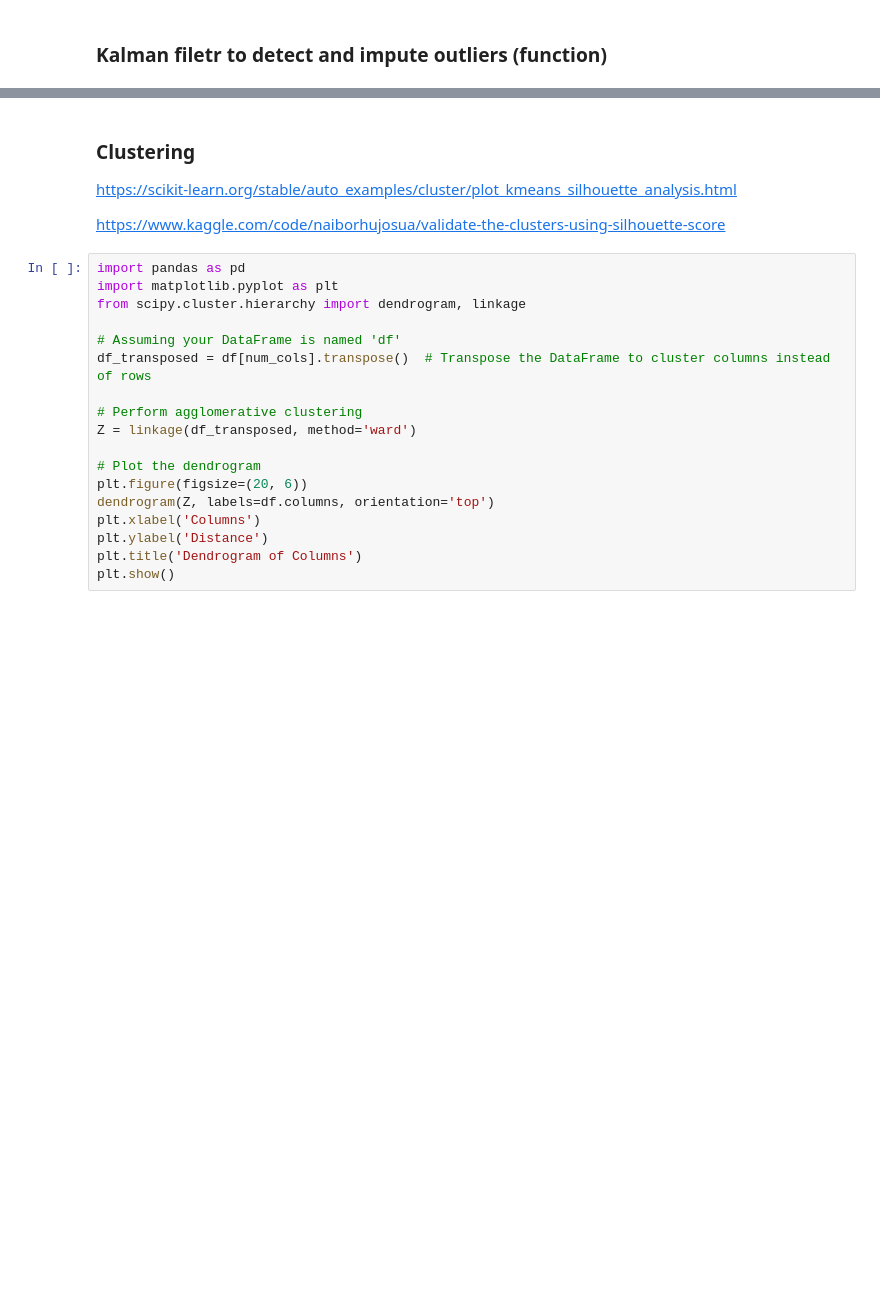
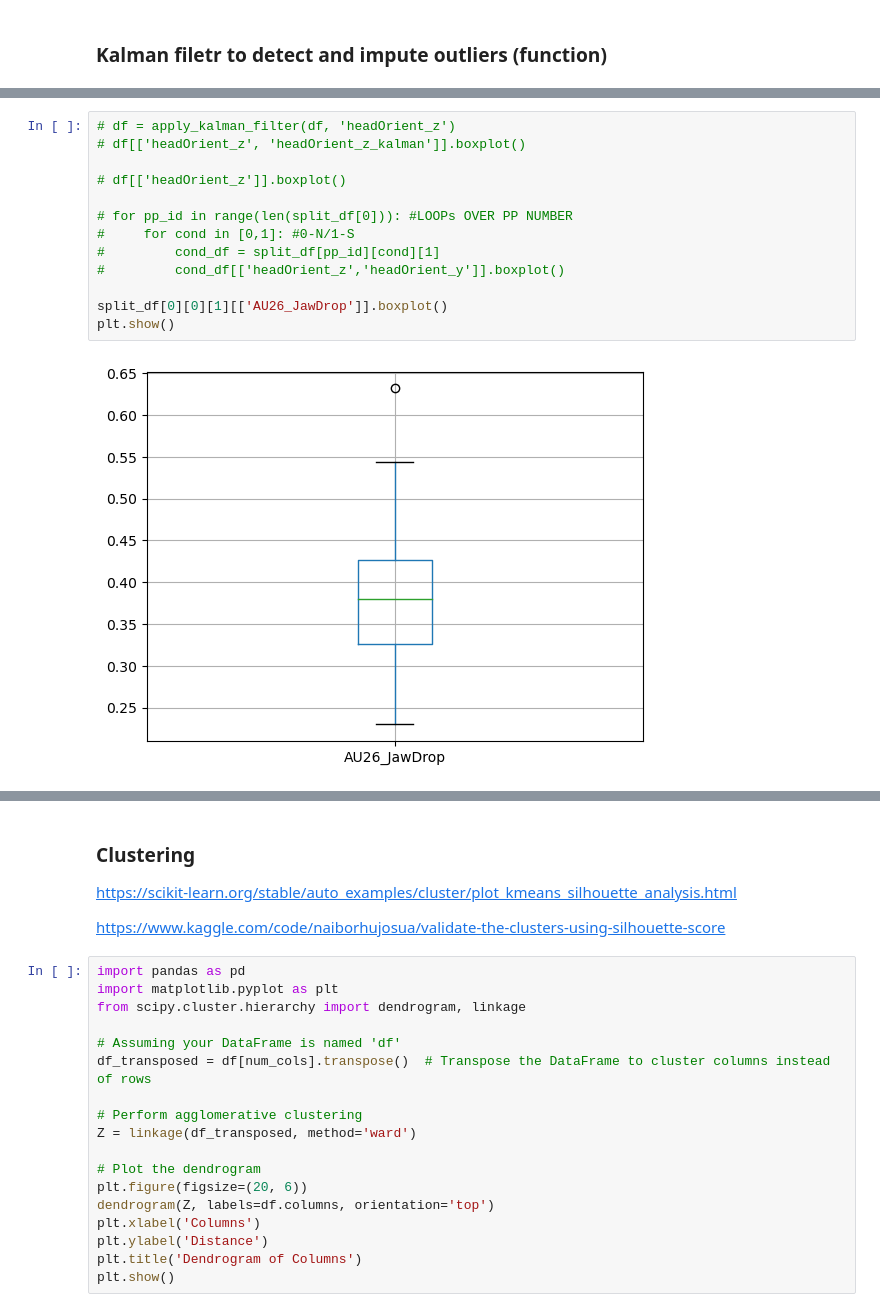
Before and after one commit to lefkothea1/thesis, a Jupyter notebook: exploration_anallysis.ipynb, the cells around one changed output, grey strips where cells are left out. Cells and saved outputs as stored; diff of their text form; blank space fills up the shorter version.

```diff
--- a/exploration_anallysis.ipynb
+++ b/exploration_anallysis.ipynb
@@ -192,0 +318,15 @@ df[['headOrient_z', 'headOrient_z_kalman']].boxplot()
+# %%
+# df = apply_kalman_filter(df, 'headOrient_z')
+# df[['headOrient_z', 'headOrient_z_kalman']].boxplot()
+
+# df[['headOrient_z']].boxplot()
+
+# for pp_id in range(len(split_df[0])): #LOOPs OVER PP NUMBER
+#     for cond in [0,1]: #0-N/1-S
+#         cond_df = split_df[pp_id][cond][1]
+#         cond_df[['headOrient_z','headOrient_y']].boxplot()
+
+split_df[0][0][1][['AU26_JawDrop']].boxplot()
+plt.show()
+# %% [output]
+[figure, added]
```
Also changed, not shown: parts of 65 cells of this notebook, 1 other file.
